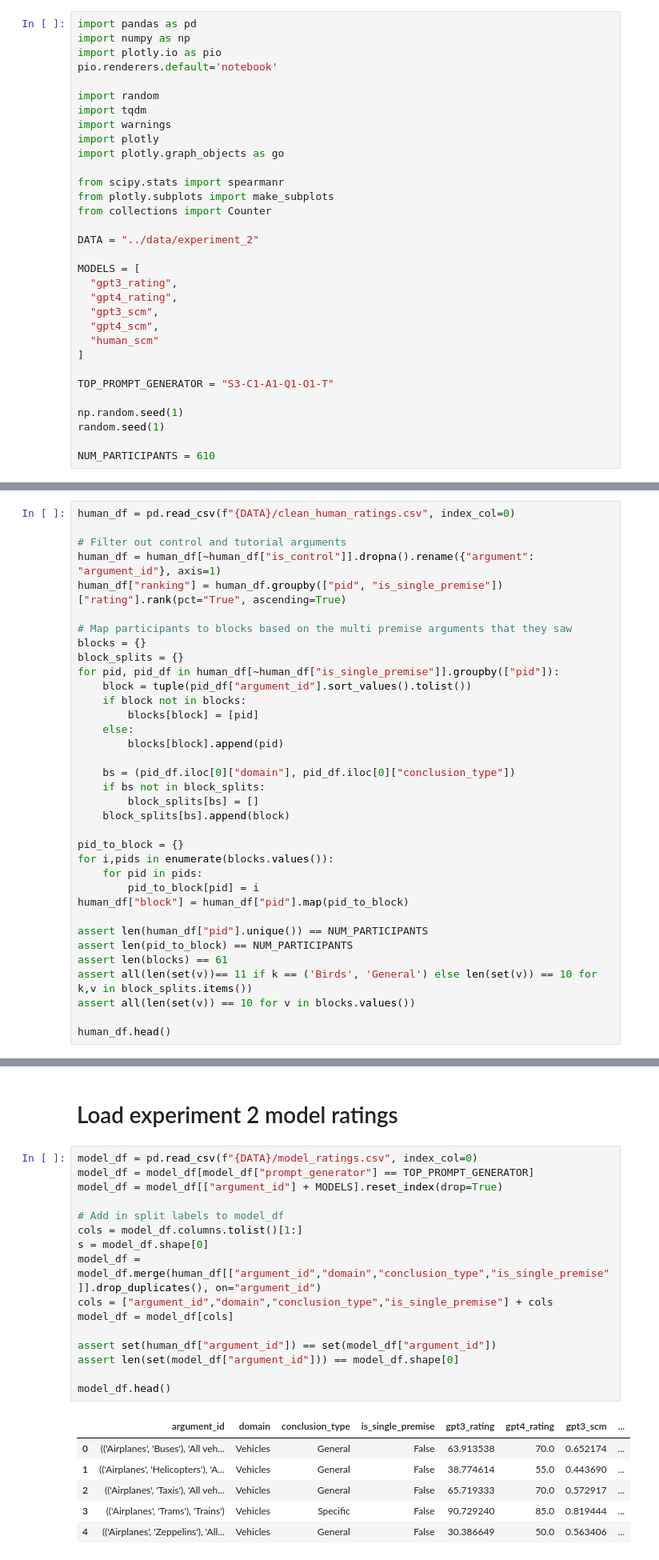
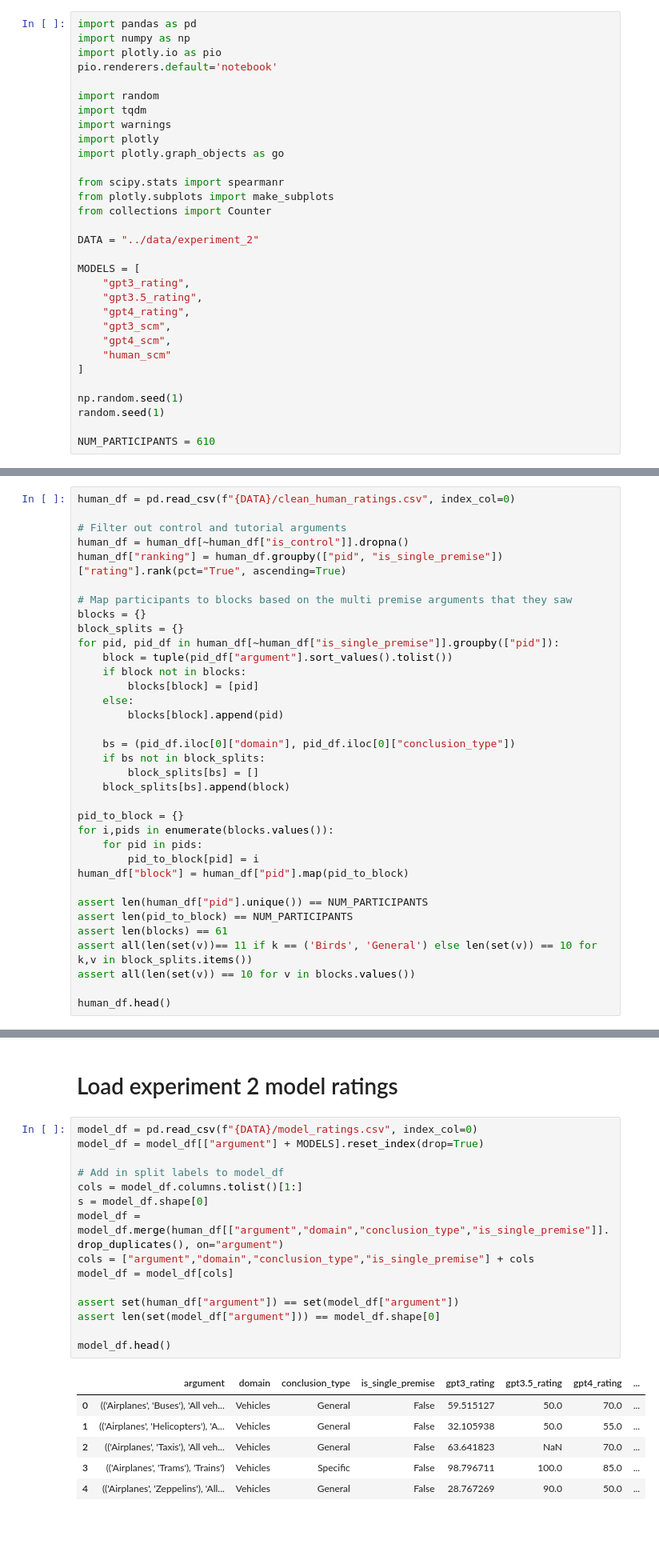
Before and after one commit to S-J-HAN/InductiveReasoningInLargeLanguageModels, a Jupyter notebook: results/experiment_2.ipynb, the cells around one changed output, grey strips where cells are left out. Shown at 80% size. Drawn from its saved outputs; the diff is of its cells as text; blank space fills up the shorter version.

Commit message:
add model rating gen script, update analysis

```diff
--- a/results/experiment_2.ipynb
+++ b/results/experiment_2.ipynb
@@ -17,14 +17,13 @@ from collections import Counter
 DATA = "../data/experiment_2"
 
 MODELS = [
-  "gpt3_rating",
-  "gpt4_rating",
-  "gpt3_scm",
-  "gpt4_scm",
-  "human_scm"
+    "gpt3_rating",
+    "gpt3.5_rating",
+    "gpt4_rating",
+    "gpt3_scm",
+    "gpt4_scm",
+    "human_scm"
 ]
-
-TOP_PROMPT_GENERATOR = "S3-C1-A1-Q1-O1-T"
 
 np.random.seed(1)
 random.seed(1)
@@ -36,14 +35,14 @@ NUM_PARTICIPANTS = 610
 human_df = pd.read_csv(f"{DATA}/clean_human_ratings.csv", index_col=0)
 
 # Filter out control and tutorial arguments
-human_df = human_df[~human_df["is_control"]].dropna().rename({"argument": "argument_id"}, axis=1)
+human_df = human_df[~human_df["is_control"]].dropna()
 human_df["ranking"] = human_df.groupby(["pid", "is_single_premise"])["rating"].rank(pct="True", ascending=True)
 
 # Map participants to blocks based on the multi premise arguments that they saw
 blocks = {}
 block_splits = {}
 for pid, pid_df in human_df[~human_df["is_single_premise"]].groupby(["pid"]):
-    block = tuple(pid_df["argument_id"].sort_values().tolist())
+    block = tuple(pid_df["argument"].sort_values().tolist())
     if block not in blocks:
         blocks[block] = [pid]
     else:
@@ -105,27 +104,26 @@ Some bird arguments appear in more than one block because we had 11 blocks for g
 # Load experiment 2 model ratings
 # %%
 model_df = pd.read_csv(f"{DATA}/model_ratings.csv", index_col=0)
-model_df = model_df[model_df["prompt_generator"] == TOP_PROMPT_GENERATOR]
-model_df = model_df[["argument_id"] + MODELS].reset_index(drop=True)
+model_df = model_df[["argument"] + MODELS].reset_index(drop=True)
 
 # Add in split labels to model_df
 cols = model_df.columns.tolist()[1:]
 s = model_df.shape[0]
-model_df = model_df.merge(human_df[["argument_id","domain","conclusion_type","is_single_premise"]].drop_duplicates(), on="argument_id")
-cols = ["argument_id","domain","conclusion_type","is_single_premise"] + cols
+model_df = model_df.merge(human_df[["argument","domain","conclusion_type","is_single_premise"]].drop_duplicates(), on="argument")
+cols = ["argument","domain","conclusion_type","is_single_premise"] + cols
 model_df = model_df[cols]
 
-assert set(human_df["argument_id"]) == set(model_df["argument_id"])
-assert len(set(model_df["argument_id"])) == model_df.shape[0]
+assert set(human_df["argument"]) == set(model_df["argument"])
+assert len(set(model_df["argument"])) == model_df.shape[0]
 
 model_df.head()
 # %% [output]
-|  | argument_id | domain | conclusion_type | is_single_premise | gpt3_rating | gpt4_rating | gpt3_scm | ... |
-| 0 | (('Airplanes', 'Buses'), 'All veh... | Vehicles | General | False | 63.913538 | 70.0 | 0.652174 | ... |
-| 1 | (('Airplanes', 'Helicopters'), 'A... | Vehicles | General | False | 38.774614 | 55.0 | 0.443690 | ... |
-| 2 | (('Airplanes', 'Taxis'), 'All veh... | Vehicles | General | False | 65.719333 | 70.0 | 0.572917 | ... |
-| 3 | (('Airplanes', 'Trams'), 'Trains') | Vehicles | Specific | False | 90.729240 | 85.0 | 0.819444 | ... |
-| 4 | (('Airplanes', 'Zeppelins'), 'All... | Vehicles | General | False | 30.386649 | 50.0 | 0.563406 | ... |
+|  | argument | domain | conclusion_type | is_single_premise | gpt3_rating | gpt3.5_rating | gpt4_rating | ... |
+| 0 | (('Airplanes', 'Buses'), 'All veh... | Vehicles | General | False | 59.515127 | 50.0 | 70.0 | ... |
+| 1 | (('Airplanes', 'Helicopters'), 'A... | Vehicles | General | False | 32.105938 | 50.0 | 55.0 | ... |
+| 2 | (('Airplanes', 'Taxis'), 'All veh... | Vehicles | General | False | 63.641823 | NaN | 70.0 | ... |
+| 3 | (('Airplanes', 'Trams'), 'Trains') | Vehicles | Specific | False | 98.796711 | 100.0 | 85.0 | ... |
+| 4 | (('Airplanes', 'Zeppelins'), 'All... | Vehicles | General | False | 28.767269 | 90.0 | 50.0 | ... |
 # %% [markdown]
 # Bootstrap model correlations
 # %%
```
Also changed, not shown: parts of 3 cells of this notebook, 20 other files.
